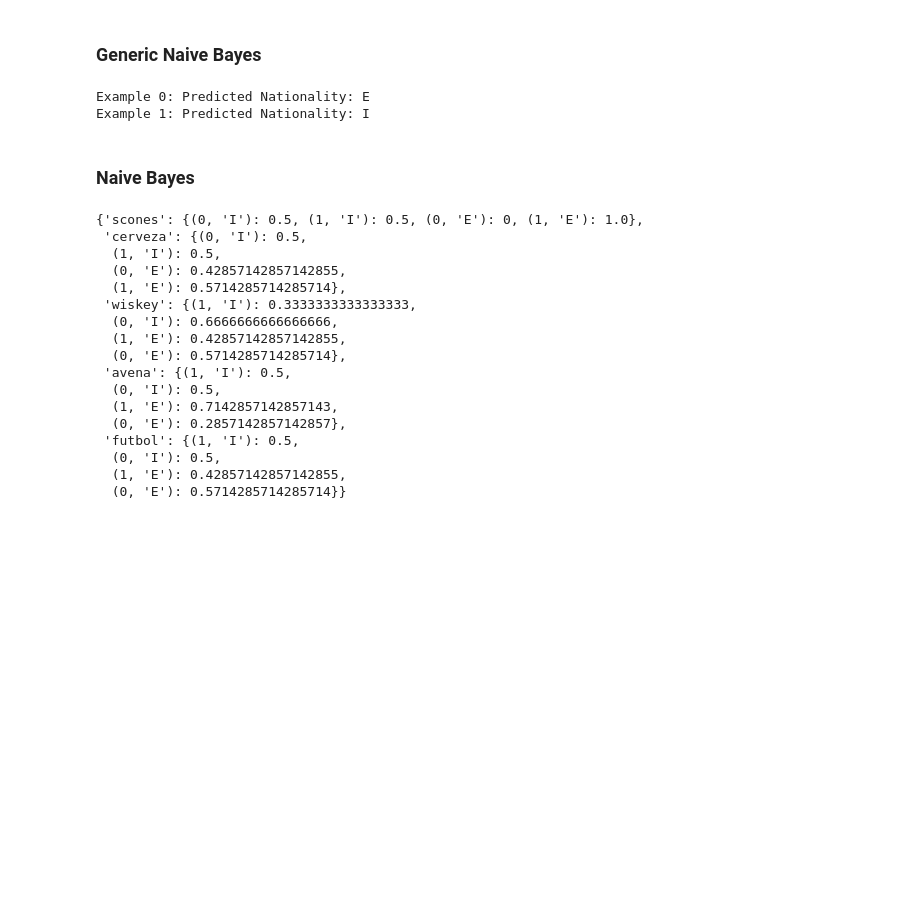
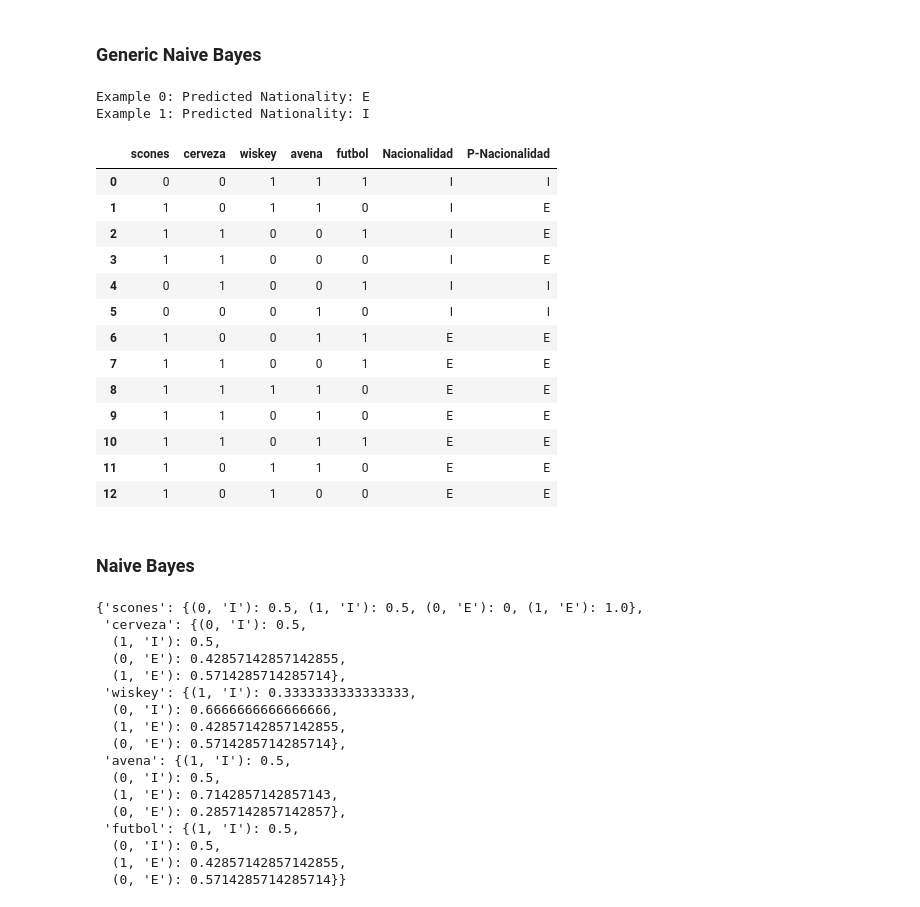
Before and after one commit to pdomins/bayesian-learning, a Jupyter notebook: ej1_bayes_brits.ipynb, the cells around one changed output. Saved outputs shown, nothing was run; the diff lists cells and outputs as text; code cells hidden in the pictures; blank space fills up the shorter version.

Commit message:
feat: ej1 - trying to classify all the values of the df

```diff
--- a/ej1_bayes_brits.ipynb
+++ b/ej1_bayes_brits.ipynb
@@ -81,6 +81,27 @@ for example_index, example_values in predictions.items():
 # %% [output]
 Example 0: Predicted Nationality: E
 Example 1: Predicted Nationality: I
+# %%
+predictions = get_prediction(df, df.iloc[:, :-1], laplace_smoothing=True)
+df_copy = df.copy()
+for example_index, example_values in predictions.items():
+    df_copy.loc[example_index, 'P-Nacionalidad'] = example_values.get('max')
+df_copy
+# %% [output]
+|  | scones | cerveza | wiskey | avena | futbol | Nacionalidad | P-Nacionalidad |
+| 0 | 0 | 0 | 1 | 1 | 1 | I | I |
+| 1 | 1 | 0 | 1 | 1 | 0 | I | E |
+| 2 | 1 | 1 | 0 | 0 | 1 | I | E |
+| 3 | 1 | 1 | 0 | 0 | 0 | I | E |
+| 4 | 0 | 1 | 0 | 0 | 1 | I | I |
+| 5 | 0 | 0 | 0 | 1 | 0 | I | I |
+| 6 | 1 | 0 | 0 | 1 | 1 | E | E |
+| 7 | 1 | 1 | 0 | 0 | 1 | E | E |
+| 8 | 1 | 1 | 1 | 1 | 0 | E | E |
+| 9 | 1 | 1 | 0 | 1 | 0 | E | E |
+| 10 | 1 | 1 | 0 | 1 | 1 | E | E |
+| 11 | 1 | 0 | 1 | 1 | 0 | E | E |
+| 12 | 1 | 0 | 1 | 0 | 0 | E | E |
 # %% [markdown]
 ### Naive Bayes
 # %%
```
Also changed, not shown: parts of 9 cells of this notebook.
